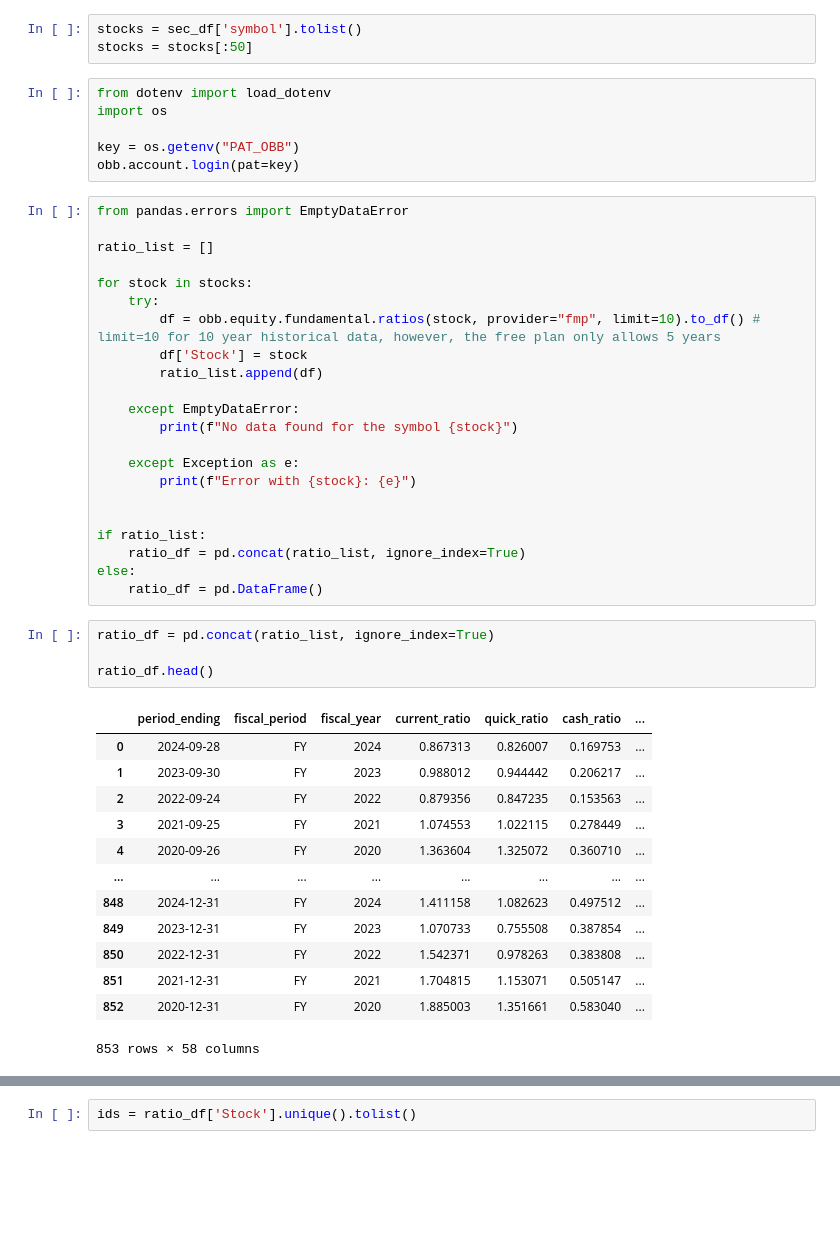
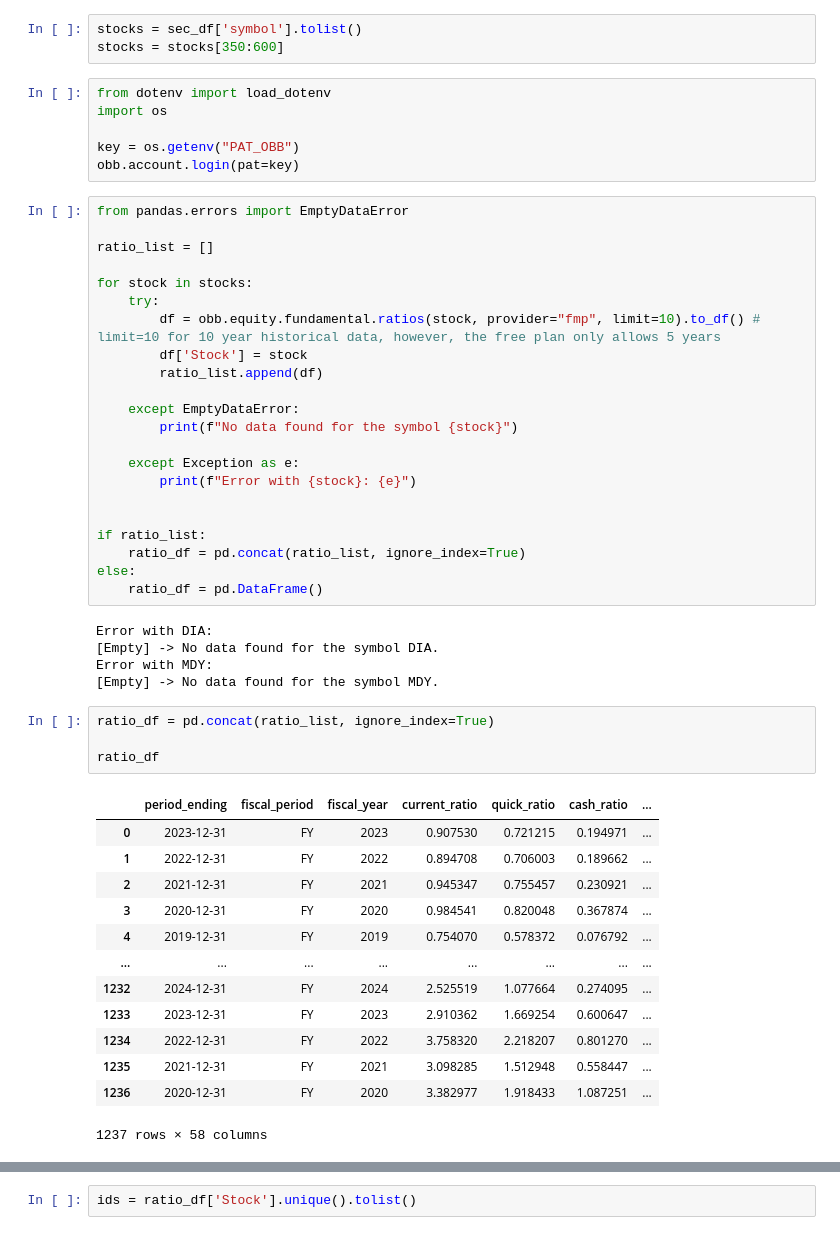
Before and after one commit to Gonzalo-Caro/Practicas-ML-NN, a Jupyter notebook: 1.Models/3.OpenBB.ipynb, the cells around one changed output, grey strips where cells are left out. Saved outputs shown, nothing was run; the diff lists cells and outputs as text; blank space fills up the shorter version.

```diff
--- a/1.Models/3.OpenBB.ipynb
+++ b/1.Models/3.OpenBB.ipynb
@@ -29,7 +28,7 @@ sec_df.head()
 | 4 | GOOGL | Alphabet Inc. | 1652044 |
 # %%
 stocks = sec_df['symbol'].tolist()
-stocks = stocks[:50]
+stocks = stocks[350:600]
 # %%
 from dotenv import load_dotenv
 import os
@@ -58,24 +57,29 @@ if ratio_list:
     ratio_df = pd.concat(ratio_list, ignore_index=True)
 else:
     ratio_df = pd.DataFrame()
+# %% [output]
+Error with DIA:
+[Empty] -> No data found for the symbol DIA.
+Error with MDY:
+[Empty] -> No data found for the symbol MDY.
 # %%
 ratio_df = pd.concat(ratio_list, ignore_index=True)
 
-ratio_df.head()
+ratio_df
 # %% [output]
 |  | period_ending | fiscal_period | fiscal_year | current_ratio | quick_ratio | cash_ratio | ... |
-| 0 | 2024-09-28 | FY | 2024 | 0.867313 | 0.826007 | 0.169753 | ... |
-| 1 | 2023-09-30 | FY | 2023 | 0.988012 | 0.944442 | 0.206217 | ... |
-| 2 | 2022-09-24 | FY | 2022 | 0.879356 | 0.847235 | 0.153563 | ... |
-| 3 | 2021-09-25 | FY | 2021 | 1.074553 | 1.022115 | 0.278449 | ... |
-| 4 | 2020-09-26 | FY | 2020 | 1.363604 | 1.325072 | 0.360710 | ... |
+| 0 | 2023-12-31 | FY | 2023 | 0.907530 | 0.721215 | 0.194971 | ... |
+| 1 | 2022-12-31 | FY | 2022 | 0.894708 | 0.706003 | 0.189662 | ... |
+| 2 | 2021-12-31 | FY | 2021 | 0.945347 | 0.755457 | 0.230921 | ... |
+| 3 | 2020-12-31 | FY | 2020 | 0.984541 | 0.820048 | 0.367874 | ... |
+| 4 | 2019-12-31 | FY | 2019 | 0.754070 | 0.578372 | 0.076792 | ... |
 | ... | ... | ... | ... | ... | ... | ... | ... |
-| 848 | 2024-12-31 | FY | 2024 | 1.411158 | 1.082623 | 0.497512 | ... |
-| 849 | 2023-12-31 | FY | 2023 | 1.070733 | 0.755508 | 0.387854 | ... |
-| 850 | 2022-12-31 | FY | 2022 | 1.542371 | 0.978263 | 0.383808 | ... |
-| 851 | 2021-12-31 | FY | 2021 | 1.704815 | 1.153071 | 0.505147 | ... |
-| 852 | 2020-12-31 | FY | 2020 | 1.885003 | 1.351661 | 0.583040 | ... |
+| 1232 | 2024-12-31 | FY | 2024 | 2.525519 | 1.077664 | 0.274095 | ... |
+| 1233 | 2023-12-31 | FY | 2023 | 2.910362 | 1.669254 | 0.600647 | ... |
+| 1234 | 2022-12-31 | FY | 2022 | 3.758320 | 2.218207 | 0.801270 | ... |
+| 1235 | 2021-12-31 | FY | 2021 | 3.098285 | 1.512948 | 0.558447 | ... |
+| 1236 | 2020-12-31 | FY | 2020 | 3.382977 | 1.918433 | 1.087251 | ... |
-853 rows × 58 columns
+1237 rows × 58 columns
 # %%
 ratio_df['Stock'].unique()
 # %% [output]
```
Also changed, not shown: parts of 12 cells of this notebook, 3 other files.
